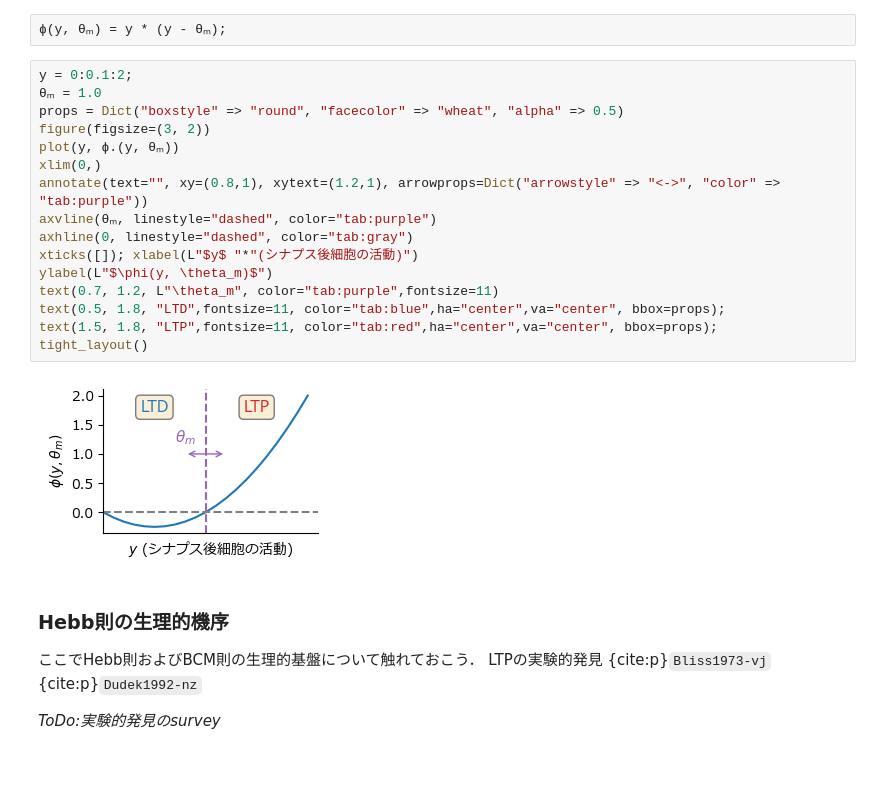
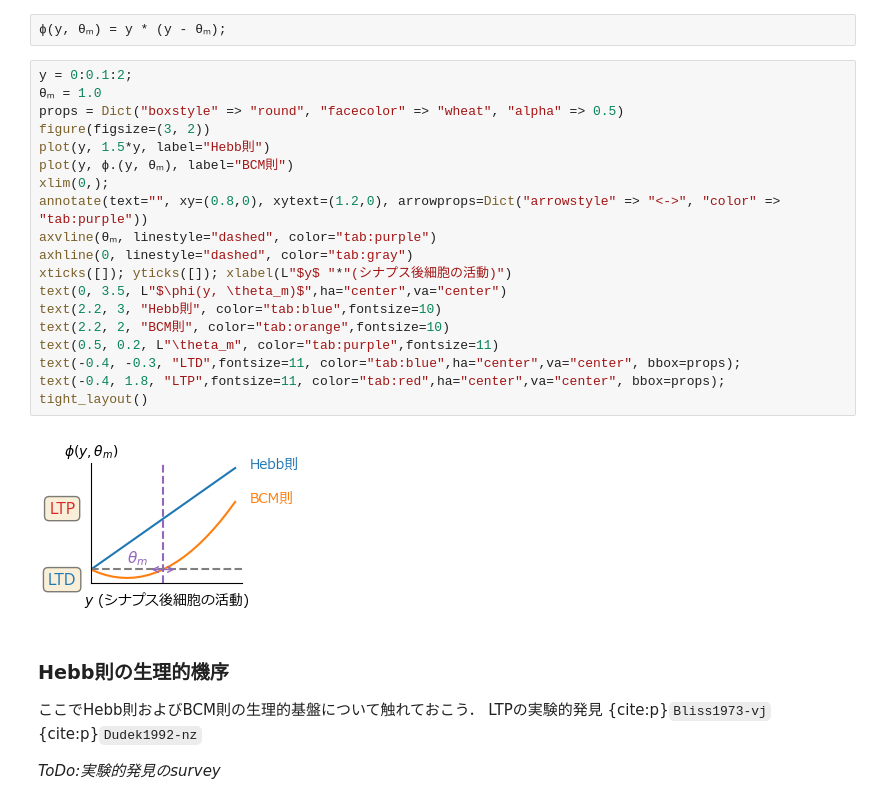
Before and after one commit to compneuro-julia/compneuro-julia-management, a Jupyter notebook: contents/local-learning-rule/hebbian-learning.ipynb, the cells around one changed output. Drawn from its saved outputs; the diff is of its cells as text; blank space fills up the shorter version.

```diff
--- a/contents/local-learning-rule/hebbian-learning.ipynb
+++ b/contents/local-learning-rule/hebbian-learning.ipynb
@@ -63,21 +63,24 @@ rc("font", family="Meiryo")
 # %%
 y = 0:0.1:2;
 θₘ = 1.0
 props = Dict("boxstyle" => "round", "facecolor" => "wheat", "alpha" => 0.5)
 figure(figsize=(3, 2))
-plot(y, ϕ.(y, θₘ))
-xlim(0,)
-annotate(text="", xy=(0.8,1), xytext=(1.2,1), arrowprops=Dict("arrowstyle" => "<->", "color" => "tab:purple"))
+plot(y, 1.5*y, label="Hebb則")
+plot(y, ϕ.(y, θₘ), label="BCM則")
+xlim(0,);
+annotate(text="", xy=(0.8,0), xytext=(1.2,0), arrowprops=Dict("arrowstyle" => "<->", "color" => "tab:purple"))
 axvline(θₘ, linestyle="dashed", color="tab:purple")
 axhline(0, linestyle="dashed", color="tab:gray")
-xticks([]); xlabel(L"$y$ "*"(シナプス後細胞の活動)")
-ylabel(L"$\phi(y, \theta_m)$")
-text(0.7, 1.2, L"\theta_m", color="tab:purple",fontsize=11)
-text(0.5, 1.8, "LTD",fontsize=11, color="tab:blue",ha="center",va="center", bbox=props);
-text(1.5, 1.8, "LTP",fontsize=11, color="tab:red",ha="center",va="center", bbox=props);
+xticks([]); yticks([]); xlabel(L"$y$ "*"(シナプス後細胞の活動)")
+text(0, 3.5, L"$\phi(y, \theta_m)$",ha="center",va="center")
+text(2.2, 3, "Hebb則", color="tab:blue",fontsize=10)
+text(2.2, 2, "BCM則", color="tab:orange",fontsize=10)
+text(0.5, 0.2, L"\theta_m", color="tab:purple",fontsize=11)
+text(-0.4, -0.3, "LTD",fontsize=11, color="tab:blue",ha="center",va="center", bbox=props);
+text(-0.4, 1.8, "LTP",fontsize=11, color="tab:red",ha="center",va="center", bbox=props);
 tight_layout()
 # %% [output]
-[figure, old version]
+[figure, new version]
 # %% [markdown]
 ### Hebb則の生理的機序
 ここでHebb則およびBCM則の生理的基盤について触れておこう．
```
